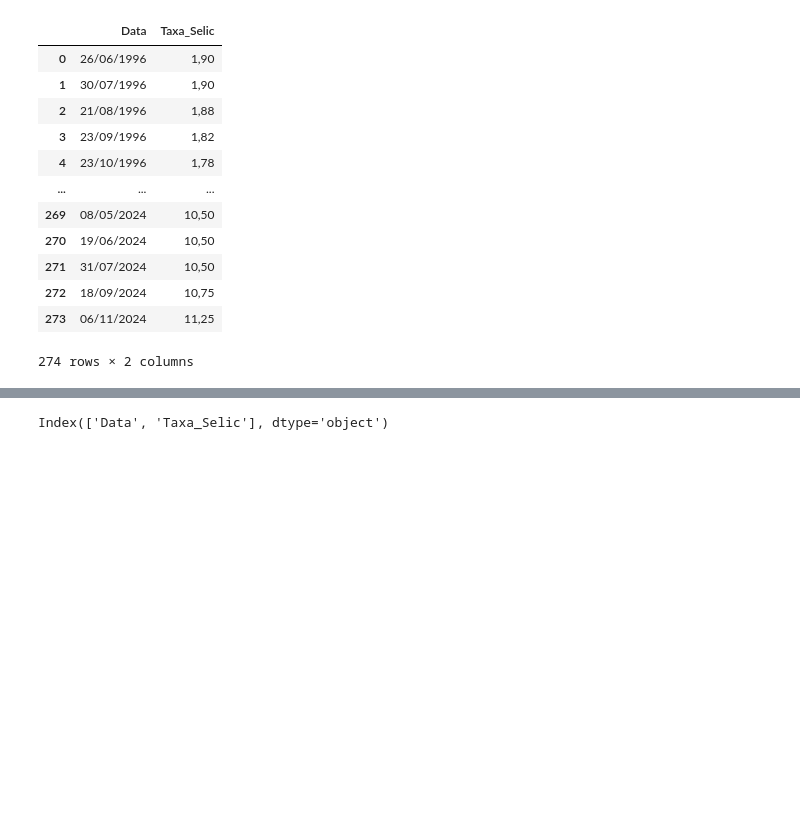
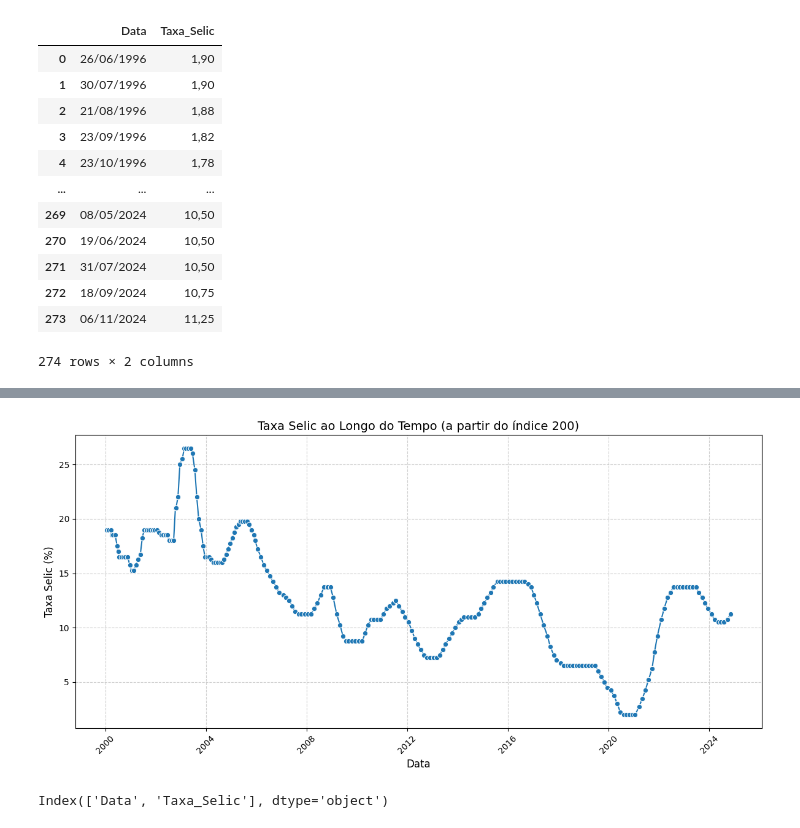
Before and after one commit to alyssonmontovanelli/Previsao_Juros_BACEN_IA, a Jupyter notebook: Series_Temporais/PreProcessing_ST.ipynb, the cells around one changed output, grey strips where cells are left out. Cells and saved outputs as stored; diff of their text form; code cells hidden in the pictures; blank space fills up the shorter version.

Commit message:
series_temporais_OK

```diff
--- a/Series_Temporais/PreProcessing_ST.ipynb
+++ b/Series_Temporais/PreProcessing_ST.ipynb
@@ -48,3 +48,5 @@ dados_selic
 | 272 | 18/09/2024 | 10,75 |
 | 273 | 06/11/2024 | 11,25 |
 274 rows × 2 columns
+# %%
+dados_selic = dados_selic[48:]
@@ -51,3 +69,23 @@ dados_selic
+# %%
+dados_plotagem = dados_selic.copy()
+dados_plotagem['Data'] = pd.to_datetime(dados_plotagem['Data'], format='%d/%m/%Y')
+
+# Criando o gráfico com Seaborn
+plt.figure(figsize=(12, 6))
+sns.lineplot(data=dados_plotagem, x='Data', y='Taxa_Selic', marker="o")
+
+# Personalizando o gráfico
+plt.title("Taxa Selic ao Longo do Tempo (a partir do índice 200)", fontsize=14)
+plt.xlabel("Data", fontsize=12)
+plt.ylabel("Taxa Selic (%)", fontsize=12)
+plt.xticks(rotation=45)
+plt.grid(visible=True, linestyle='--', alpha=0.6)
+plt.tight_layout()
+
+# Exibindo o gráfico
+plt.show()
+# %% [output]
+[figure, added]
 # %%
 dados.columns
 # %% [output]
```
Also changed, not shown: parts of 30 cells of this notebook, 3 other files.
